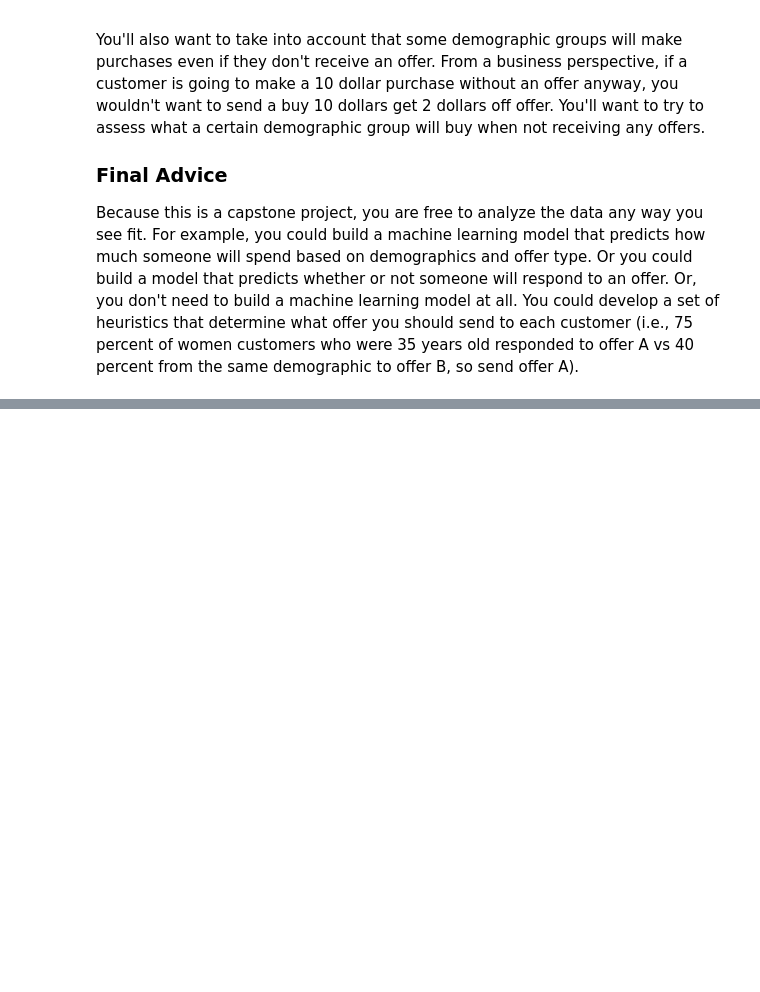
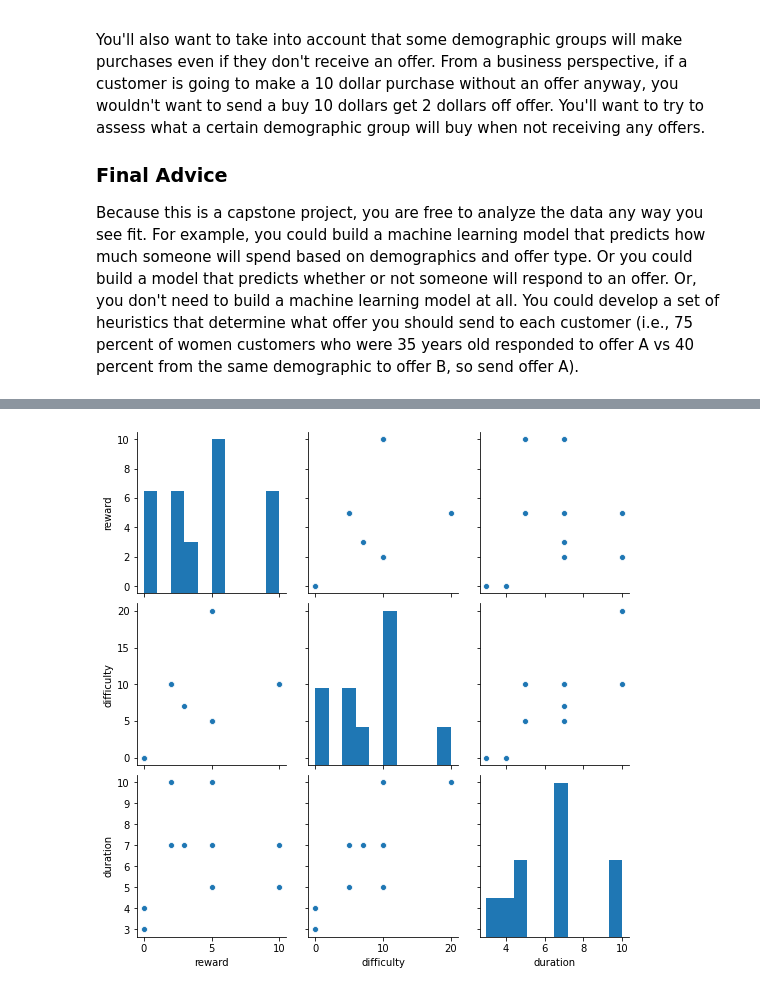
Before and after one commit to Zomma2/Starbucks-Capstone-, a Jupyter notebook: Starbucks_Capstone_notebook.ipynb, the cells around one changed output, grey strips where cells are left out. Saved outputs shown, nothing was run; the diff lists cells and outputs as text; code cells hidden in the pictures; blank space fills up the shorter version.

```diff
--- a/Starbucks_Capstone_notebook.ipynb
+++ b/Starbucks_Capstone_notebook.ipynb
@@ -161,0 +235,5 @@ array([118])
+# %%
+seaborn.pairplot(portfolio) ;
+# Plot pairwise relationships portfolio dataset.
+# %% [output]
+[figure, added]
```
Also changed, not shown: parts of 232 cells of this notebook.
